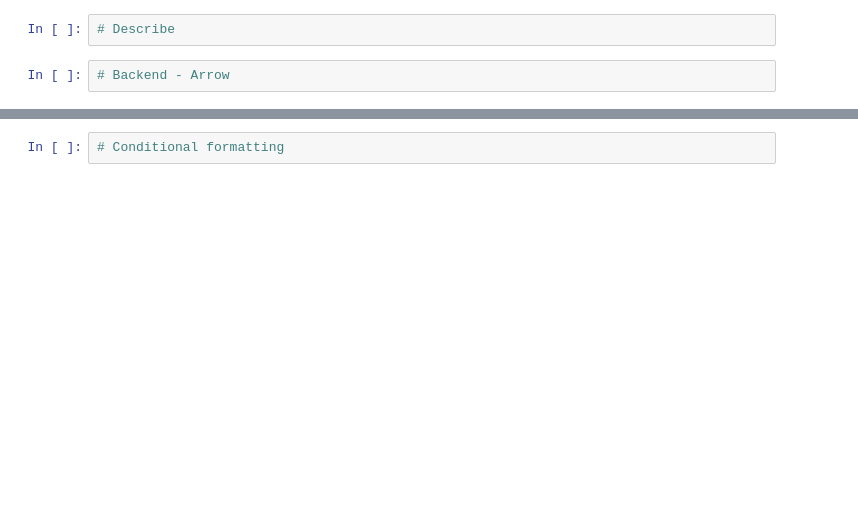
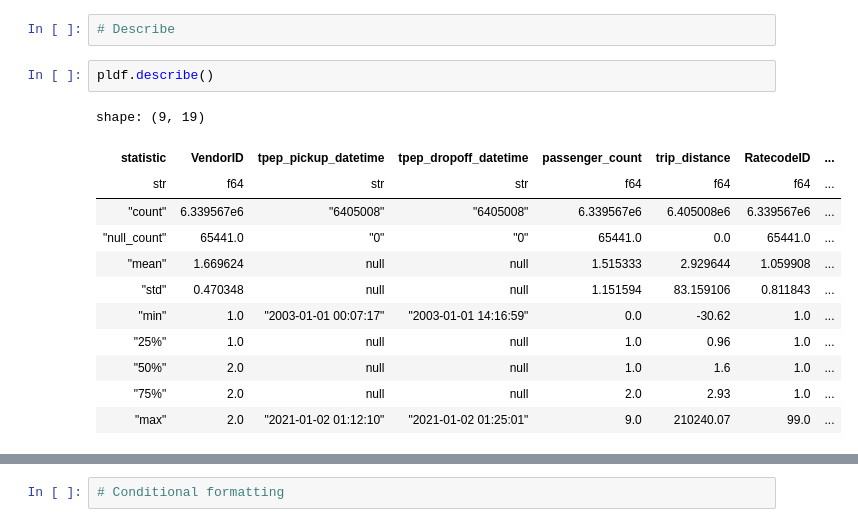
Before and after one commit to patakib/data-meetup-sopron-nr1-polars, a Jupyter notebook: polars_demo.ipynb, the cells around one changed output, grey strips where cells are left out. Saved outputs shown, nothing was run; the diff lists cells and outputs as text; blank space fills up the shorter version.

```diff
--- a/polars_demo.ipynb
+++ b/polars_demo.ipynb
@@ -43,4 +86,17 @@ Function read_csv took 9.97 seconds to execute
 # %%
 # Describe
-# %%
-# Backend - Arrow
+# %%
+pldf.describe()
+# %% [output]
+shape: (9, 19)
+| statistic | VendorID | tpep_pickup_datetime | tpep_dropoff_datetime | passenger_count | trip_distance | RatecodeID | ... |
+| str | f64 | str | str | f64 | f64 | f64 | ... |
+| "count" | 6.339567e6 | "6405008" | "6405008" | 6.339567e6 | 6.405008e6 | 6.339567e6 | ... |
+| "null_count" | 65441.0 | "0" | "0" | 65441.0 | 0.0 | 65441.0 | ... |
+| "mean" | 1.669624 | null | null | 1.515333 | 2.929644 | 1.059908 | ... |
+| "std" | 0.470348 | null | null | 1.151594 | 83.159106 | 0.811843 | ... |
+| "min" | 1.0 | "2003-01-01 00:07:17" | "2003-01-01 14:16:59" | 0.0 | -30.62 | 1.0 | ... |
+| "25%" | 1.0 | null | null | 1.0 | 0.96 | 1.0 | ... |
+| "50%" | 2.0 | null | null | 1.0 | 1.6 | 1.0 | ... |
+| "75%" | 2.0 | null | null | 2.0 | 2.93 | 1.0 | ... |
+| "max" | 2.0 | "2021-01-02 01:12:10" | "2021-01-02 01:25:01" | 9.0 | 210240.07 | 99.0 | ... |
```
Also changed, not shown: parts of 32 cells of this notebook.
